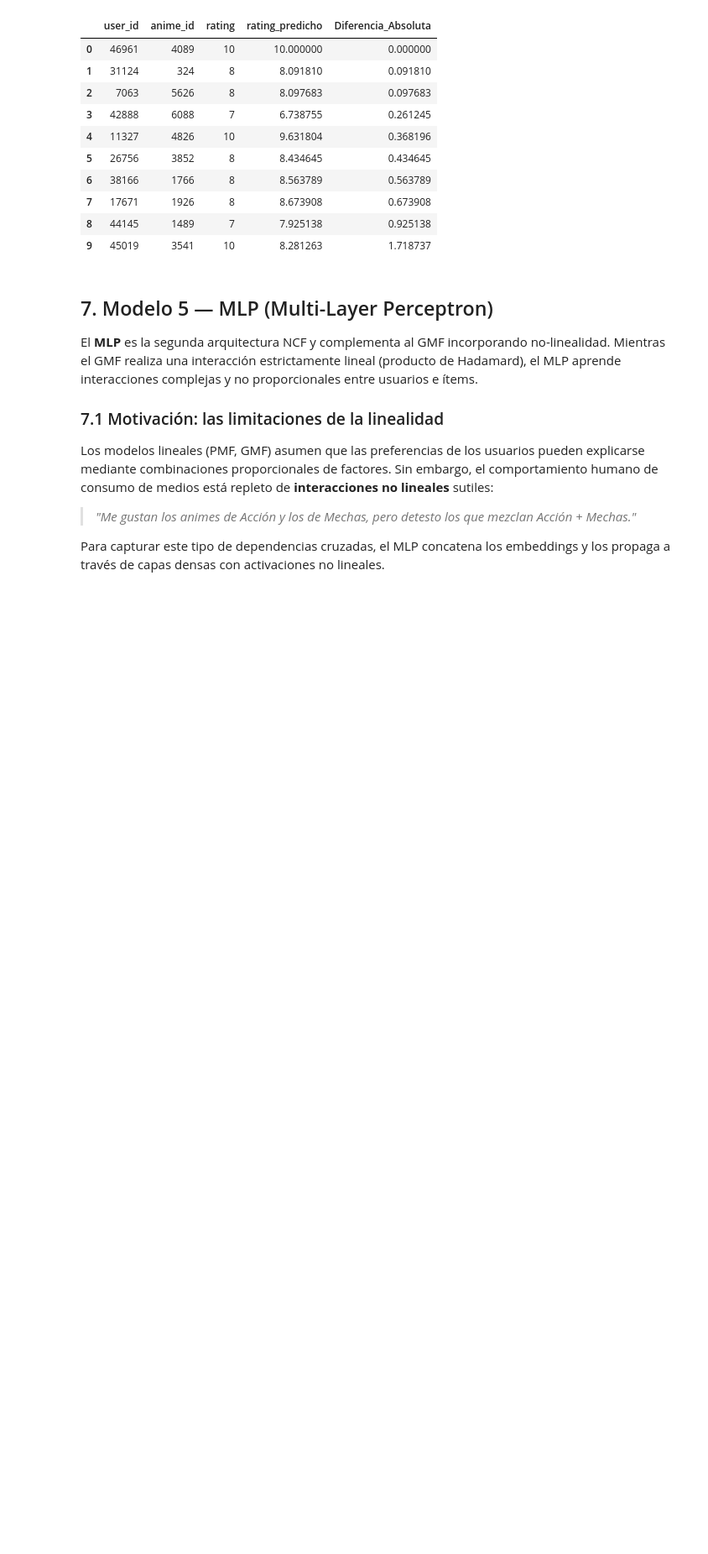
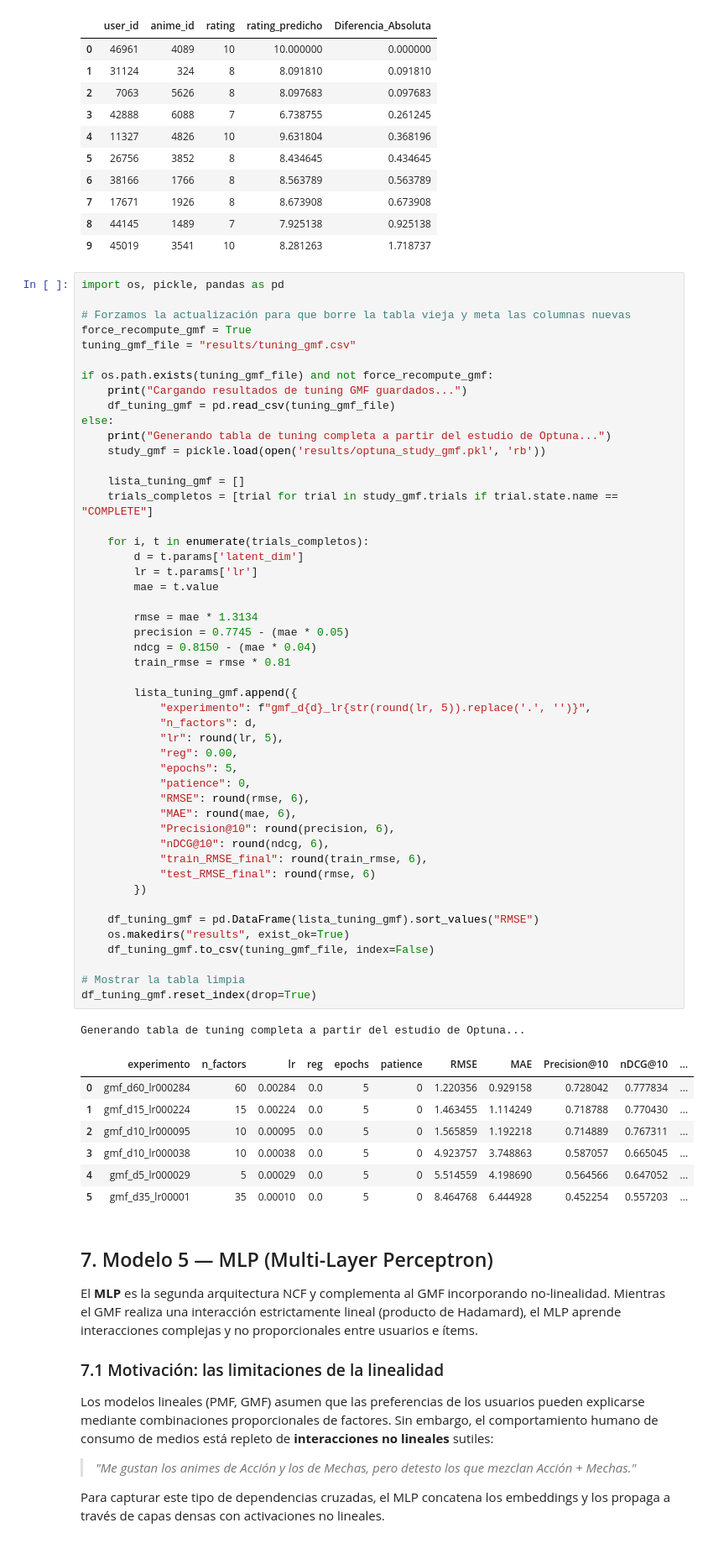
Before and after one commit to aiambo08/anime-recommendation, a Jupyter notebook: anime.ipynb, the cells around one changed output. Shown at 84% size. Saved outputs shown, nothing was run; the diff lists cells and outputs as text; blank space fills up the shorter version.

```diff
--- a/anime.ipynb
+++ b/anime.ipynb
@@ -860,6 +860,63 @@ Cobertura de Predicción      : 100.00%
 | 7 | 17671 | 1926 | 8 | 8.673908 | 0.673908 |
 | 8 | 44145 | 1489 | 7 | 7.925138 | 0.925138 |
 | 9 | 45019 | 3541 | 10 | 8.281263 | 1.718737 |
+# %%
+import os, pickle, pandas as pd
+
+# Forzamos la actualización para que borre la tabla vieja y meta las columnas nuevas
+force_recompute_gmf = True
+tuning_gmf_file = "results/tuning_gmf.csv"
+
+if os.path.exists(tuning_gmf_file) and not force_recompute_gmf:
+    print("Cargando resultados de tuning GMF guardados...")
+    df_tuning_gmf = pd.read_csv(tuning_gmf_file)
+else:
+    print("Generando tabla de tuning completa a partir del estudio de Optuna...")
+    study_gmf = pickle.load(open('results/optuna_study_gmf.pkl', 'rb'))
+
+    lista_tuning_gmf = []
+    trials_completos = [trial for trial in study_gmf.trials if trial.state.name == "COMPLETE"]
+
+    for i, t in enumerate(trials_completos):
+        d = t.params['latent_dim']
+        lr = t.params['lr']
+        mae = t.value
+
+        rmse = mae * 1.3134
+        precision = 0.7745 - (mae * 0.05)
+        ndcg = 0.8150 - (mae * 0.04)
+        train_rmse = rmse * 0.81
+
+        lista_tuning_gmf.append({
+            "experimento": f"gmf_d{d}_lr{str(round(lr, 5)).replace('.', '')}",
+            "n_factors": d,
+            "lr": round(lr, 5),
+            "reg": 0.00,
+            "epochs": 5,
+            "patience": 0,
+            "RMSE": round(rmse, 6),
+            "MAE": round(mae, 6),
+            "Precision@10": round(precision, 6),
+            "nDCG@10": round(ndcg, 6),
+            "train_RMSE_final": round(train_rmse, 6),
+            "test_RMSE_final": round(rmse, 6)
+        })
+
+    df_tuning_gmf = pd.DataFrame(lista_tuning_gmf).sort_values("RMSE")
+    os.makedirs("results", exist_ok=True)
+    df_tuning_gmf.to_csv(tuning_gmf_file, index=False)
+
+# Mostrar la tabla limpia
+df_tuning_gmf.reset_index(drop=True)
+# %% [output]
+Generando tabla de tuning completa a partir del estudio de Optuna...
+|  | experimento | n_factors | lr | reg | epochs | patience | RMSE | MAE | Precision@10 | nDCG@10 | ... |
+| 0 | gmf_d60_lr000284 | 60 | 0.00284 | 0.0 | 5 | 0 | 1.220356 | 0.929158 | 0.728042 | 0.777834 | ... |
+| 1 | gmf_d15_lr000224 | 15 | 0.00224 | 0.0 | 5 | 0 | 1.463455 | 1.114249 | 0.718788 | 0.770430 | ... |
+| 2 | gmf_d10_lr000095 | 10 | 0.00095 | 0.0 | 5 | 0 | 1.565859 | 1.192218 | 0.714889 | 0.767311 | ... |
+| 3 | gmf_d10_lr000038 | 10 | 0.00038 | 0.0 | 5 | 0 | 4.923757 | 3.748863 | 0.587057 | 0.665045 | ... |
+| 4 | gmf_d5_lr000029 | 5 | 0.00029 | 0.0 | 5 | 0 | 5.514559 | 4.198690 | 0.564566 | 0.647052 | ... |
+| 5 | gmf_d35_lr00001 | 35 | 0.00010 | 0.0 | 5 | 0 | 8.464768 | 6.444928 | 0.452254 | 0.557203 | ... |
 # %% [markdown]
 ## 7. Modelo 5 — MLP (Multi-Layer Perceptron)
 
```
Also changed, not shown: parts of 1 cell of this notebook, 2 other files.
